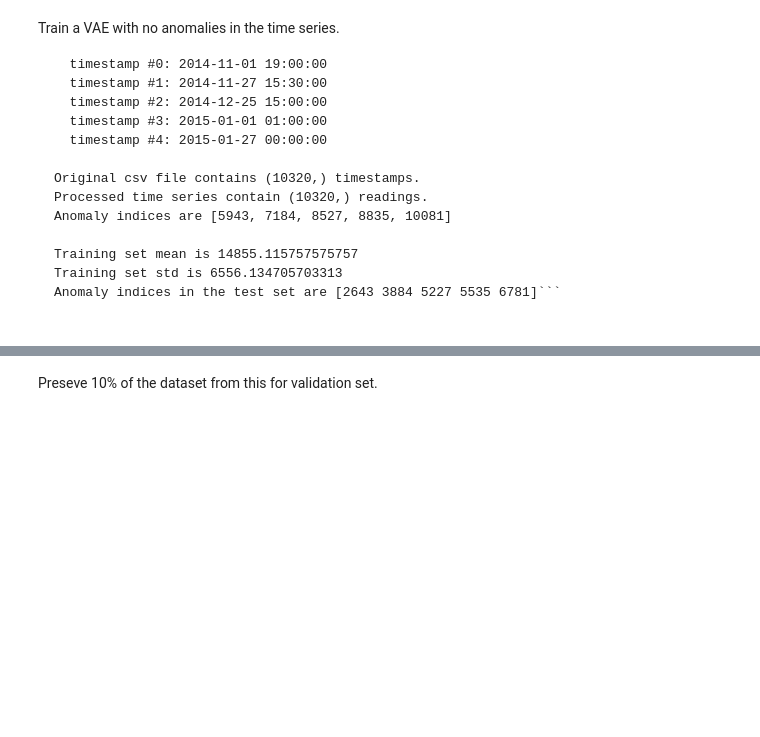
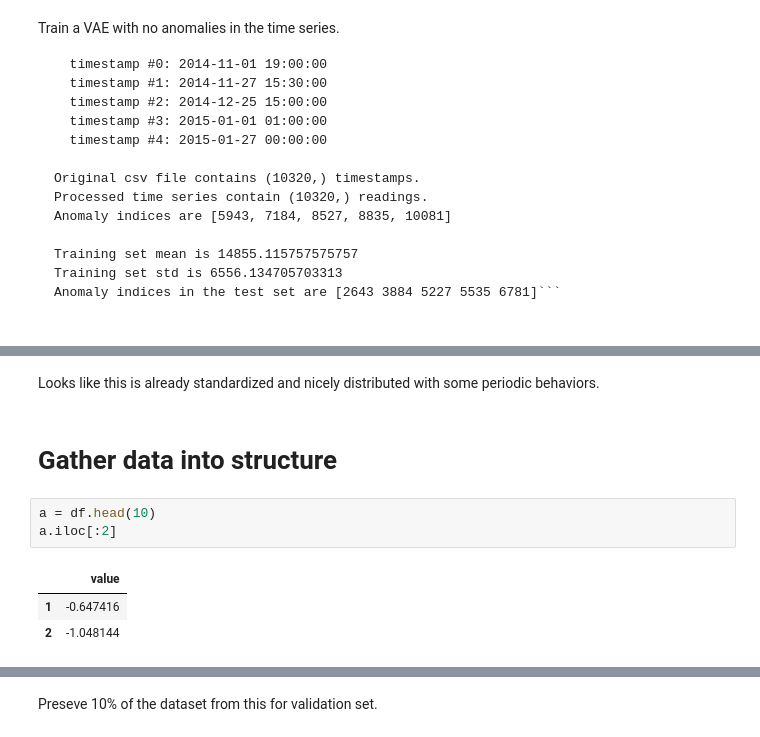
Before and after one commit to thatgeeman/ts_vae-lstm, a Jupyter notebook: nbs/01_vae.ipynb, the cells around one changed output, grey strips where cells are left out. Saved outputs shown, nothing was run; the diff lists cells and outputs as text; blank space fills up the shorter version.

```diff
--- a/nbs/01_vae.ipynb
+++ b/nbs/01_vae.ipynb
@@ -56,0 +123,11 @@ df
+# %% [markdown]
+Looks like this is already standardized and nicely distributed with some periodic behaviors.
+# %% [markdown]
+# Gather data into structure
+# %%
+a = df.head(10)
+a.iloc[:2]
+# %% [output]
+|  | value |
+| 1 | -0.647416 |
+| 2 | -1.048144 |
```
Also changed, not shown: parts of 52 cells of this notebook, 6 other files.
